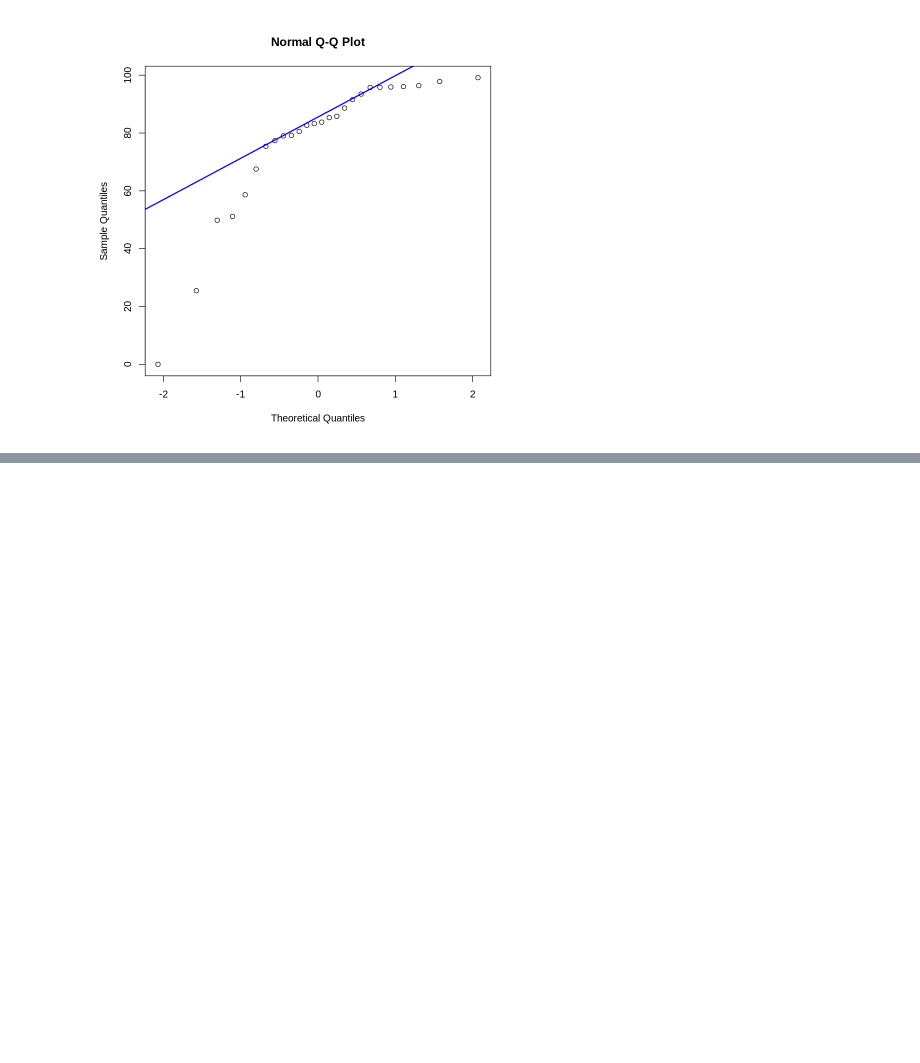
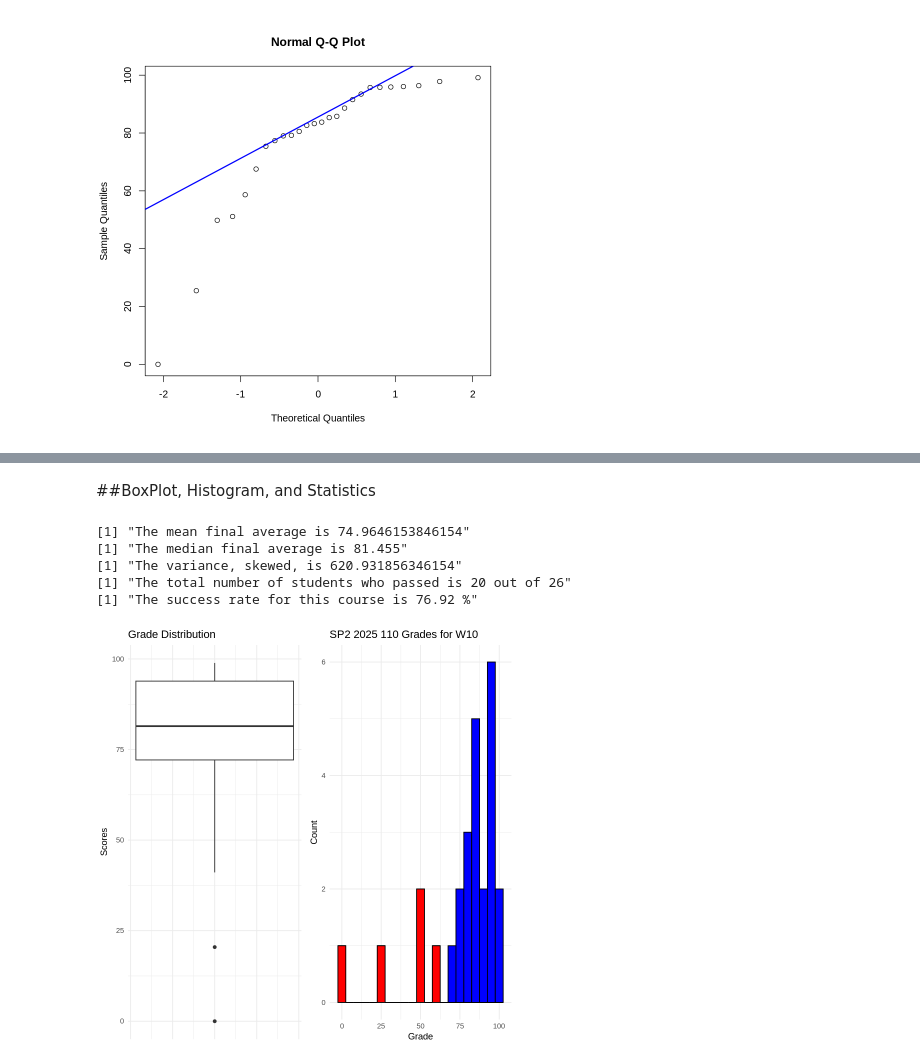
Before and after one commit to jay10440/full-statistical-projects, a Jupyter notebook: Final_Grade_Statistical_Analysis.ipynb, the cells around one changed output, grey strips where cells are left out. Cells and saved outputs as stored; diff of their text form; code cells hidden in the pictures; blank space fills up the shorter version.

Commit message:
Here is the final product product

```diff
--- a/Final_Grade_Statistical_Analysis.ipynb
+++ b/Final_Grade_Statistical_Analysis.ipynb
@@ -27,6 +36,6 @@ Installing packages into ‘/usr/local/lib/R/site-library’
 # %%
 #Loading in the grades:
-raw_data<- read_csv("25SP_F2_MAT110_W10_Grades.csv")
+raw_data<- read_csv("25SP_F2_MAT110_W10_Grades_Original.csv")
 #Keeping the final grades, and renaming it grades:
 #D2L's output is ugly. Let's take out all of the grade names and
 #call the final grade column just Grade:
@@ -38,7 +47,7 @@ grades<-raw_data %>%
 grades <- grades %>% filter(!is.na(Grade))
 
 #Doublechecking the names of stuff
-head(grades)
+#head(grades)
 # %% [output]
 Rows: 26 Columns: 4
 ── Column specification ────────────────────────────────────────────────────────
@@ -162,0 +205,46 @@ qqline(grades$Grade, col= "blue", lwd=2)
+# %% [markdown]
+##BoxPlot, Histogram, and Statistics
+# %%
+# Create the boxplot using ggplot2
+boxplot_grob1 <- ggplot(grades1, aes(y = Grade)) +
+  geom_boxplot() +
+  labs(title = "Grade Distribution", y = "Scores") +
+  theme_minimal() +
+  # Remove the x-axis labels and ticks as it's a single boxplot
+  theme(axis.text.x = element_blank(), axis.ticks.x = element_blank())
+
+
+#Here, I'm just making it to where I can show the colors for passing and
+#failing.
+grades1<- grades1 %>%
+  mutate(Color = ifelse(Grade < 65, "red","blue"))
+
+p2<-ggplot(grades1, aes(x= Grade, fill=Color)) +
+  geom_histogram(binwidth=5, color = "black") +
+    scale_fill_identity() +
+      theme_minimal() +
+        labs(title = "SP2 2025 110 Grades for W10", x="Grade",y="Count")
+
+#Side-by-side ness:
+grid.arrange(boxplot_grob1, p1, ncol=2)
+
+#Some data analysis.
+base_statistics <- function(x){
+  total_count<- length(x)
+  pass_count<- sum(x>65)
+  success_rate<- round(100*pass_count / total_count, 2)
+  print(paste("The mean final average is", mean(x)))
+  print(paste("The median final average is", median(x)))
+  print(paste("The variance, skewed, is", var(x)))
+  print(paste("The total number of students who passed is", pass_count, "out of", total_count))
+  print(paste("The success rate for this course is", success_rate, "%"))
+}
+
+base_statistics(grades1$Grade)
+# %% [output]
+[1] "The mean final average is 74.9646153846154"
+[1] "The median final average is 81.455"
+[1] "The variance, skewed, is 620.931856346154"
+[1] "The total number of students who passed is 20 out of 26"
+[1] "The success rate for this course is 76.92 %"
+[figure, added]
```
Also changed, not shown: parts of 17 cells of this notebook.
